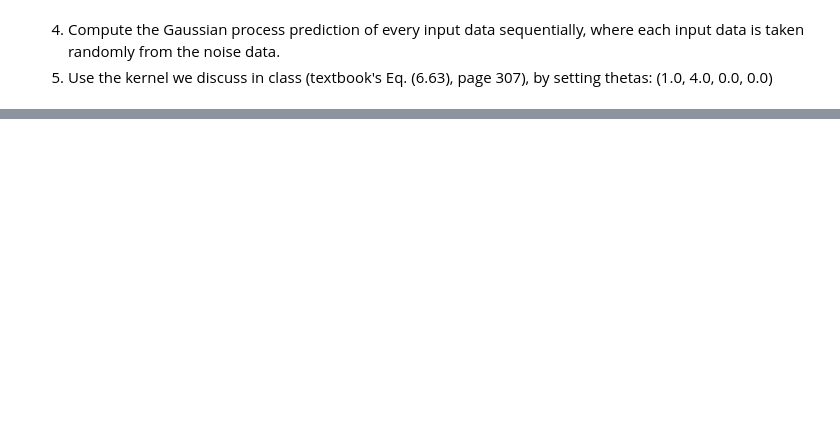
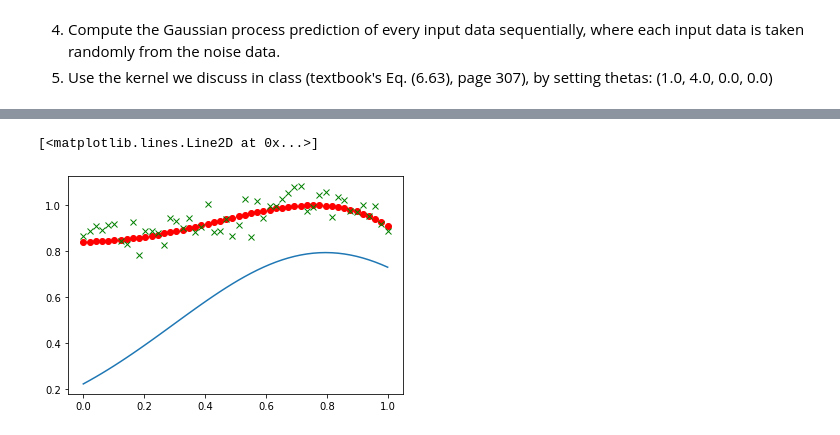
Before and after one commit to kvelon/ysc4216, a Jupyter notebook: assignments/Assignment 4 - Gaussian Process for Regression.ipynb, the cells around one changed output, grey strips where cells are left out. Drawn from its saved outputs; the diff is of its cells as text; code cells hidden in the pictures; blank space fills up the shorter version.

Commit message:
midst of debugging gaussian process function

```diff
--- a/assignments/Assignment 4 - Gaussian Process for Regression.ipynb
+++ b/assignments/Assignment 4 - Gaussian Process for Regression.ipynb
@@ -95 +112,3 @@ def gaussian_process(x_act, y_noise, beta, thetas):
+# %%
+y_est_lst, s_lst = gaussian_process(x_act, y_noise, 3, [1, 4, 0, 0])
 # %%
@@ -103,0 +166,10 @@ kernel_function(np.array([0.5]), np.array([0.7]))
+# %%
+fig = plt.figure()
+
+ax = fig.add_subplot(111)
+ax.plot(x_act, y_act, 'ro')
+ax.plot(x_act, y_noise, '-gx', linestyle='none')
+ax.plot(x_act, y_est_lst[0])
+# %% [output]
+[<matplotlib.lines.Line2D at 0x...>]
+[figure, added]
```
Also changed, not shown: parts of 7 cells of this notebook, 1 other file.
